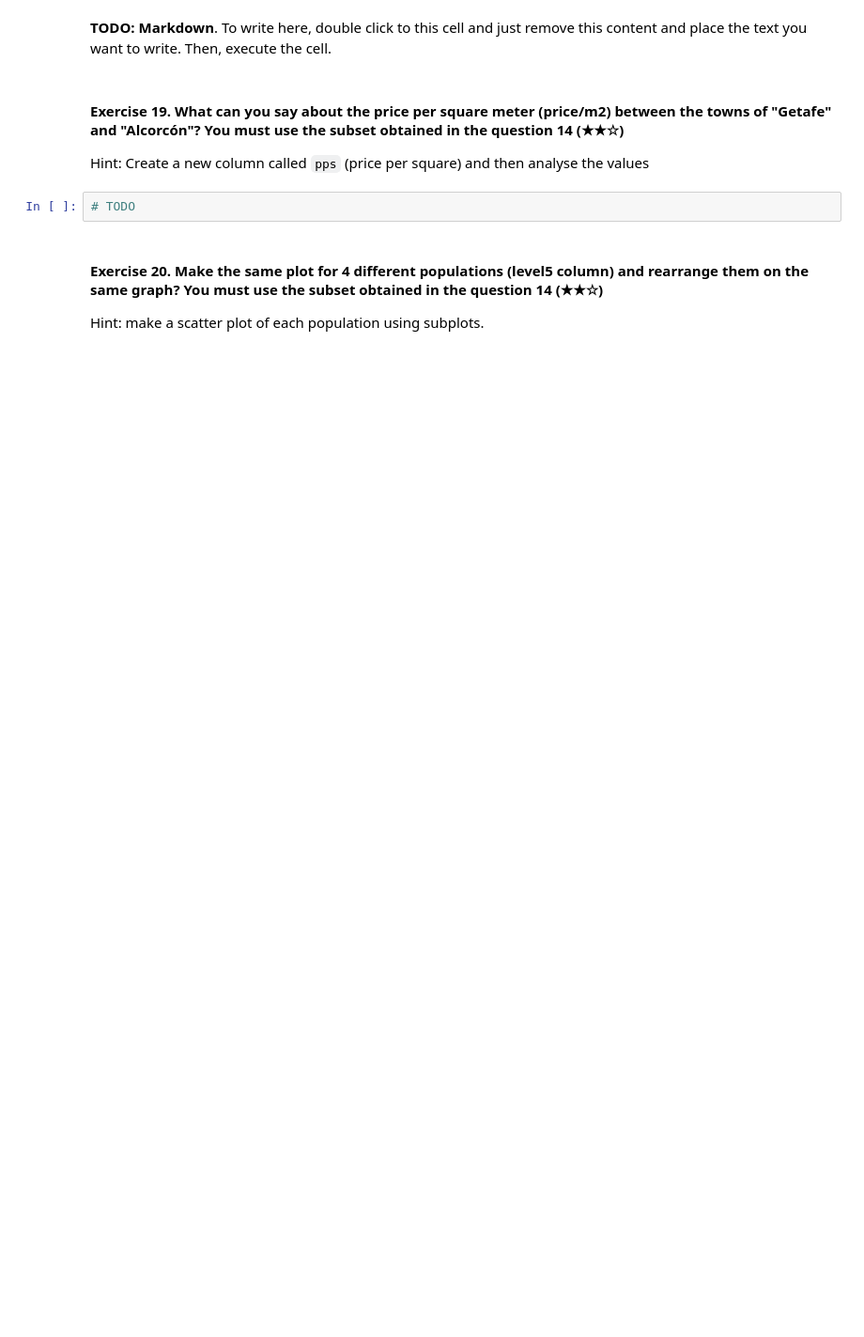
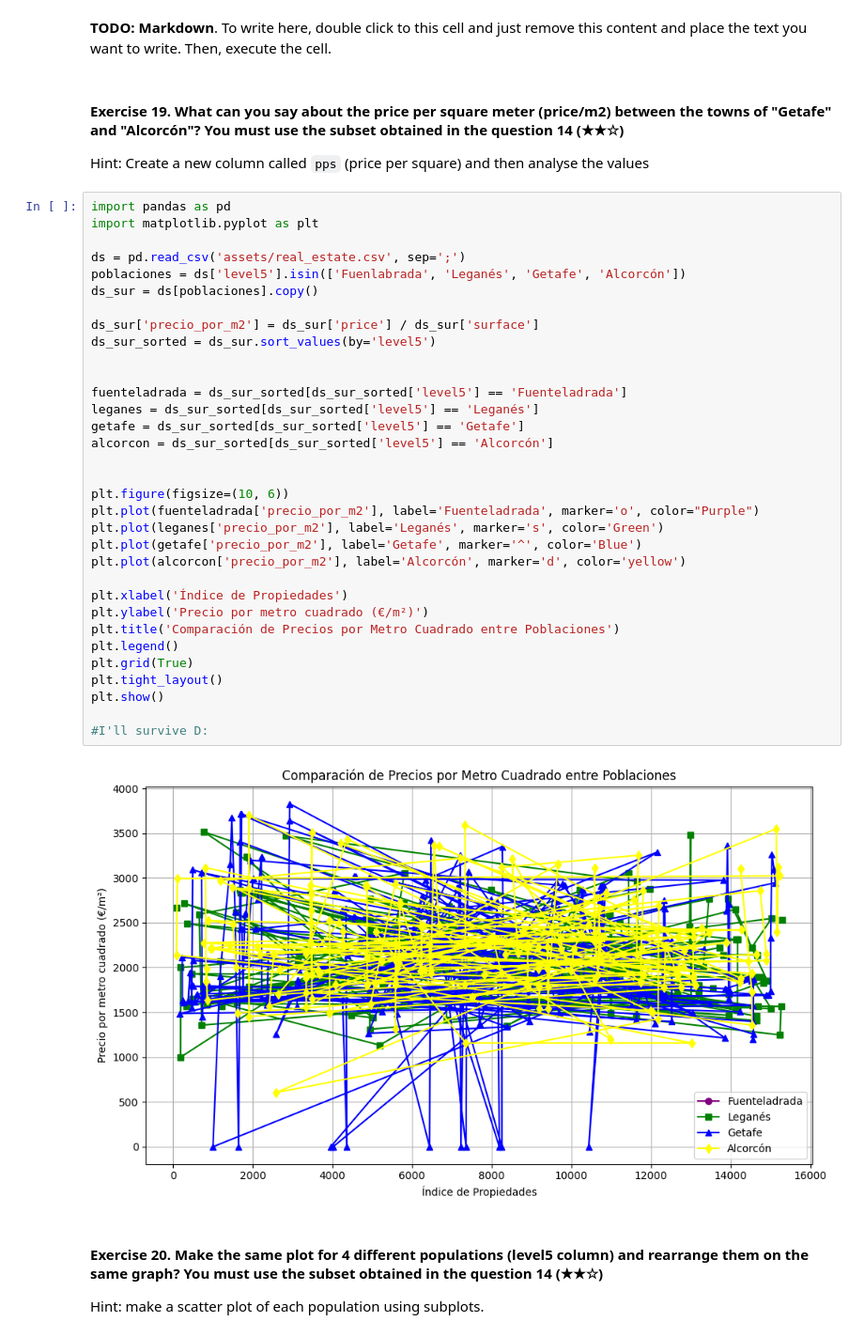
Before and after one commit to 4GeeksAcademy/realestate-datacleanup-exercise, a Jupyter notebook: project.es.ipynb, the cells around one changed output. Shown at 94% size. Saved outputs shown, nothing was run; the diff lists cells and outputs as text; blank space fills up the shorter version.

```diff
--- a/project.es.ipynb
+++ b/project.es.ipynb
@@ -273,7 +404,40 @@ Hint: You can help yourself reviewing the multihist demo of Matplotlib
 
 Hint: Create a new column called `pps` (price per square) and then analyse the values
 # %%
-# TODO
+import pandas as pd
+import matplotlib.pyplot as plt
+
+ds = pd.read_csv('assets/real_estate.csv', sep=';')
+poblaciones = ds['level5'].isin(['Fuenlabrada', 'Leganés', 'Getafe', 'Alcorcón'])
+ds_sur = ds[poblaciones].copy()
+
+ds_sur['precio_por_m2'] = ds_sur['price'] / ds_sur['surface']
+ds_sur_sorted = ds_sur.sort_values(by='level5')
+
+
+fuenteladrada = ds_sur_sorted[ds_sur_sorted['level5'] == 'Fuenteladrada']
+leganes = ds_sur_sorted[ds_sur_sorted['level5'] == 'Leganés']
+getafe = ds_sur_sorted[ds_sur_sorted['level5'] == 'Getafe']
+alcorcon = ds_sur_sorted[ds_sur_sorted['level5'] == 'Alcorcón']
+
+
+plt.figure(figsize=(10, 6))
+plt.plot(fuenteladrada['precio_por_m2'], label='Fuenteladrada', marker='o', color="Purple")
+plt.plot(leganes['precio_por_m2'], label='Leganés', marker='s', color='Green')
+plt.plot(getafe['precio_por_m2'], label='Getafe', marker='^', color='Blue')
+plt.plot(alcorcon['precio_por_m2'], label='Alcorcón', marker='d', color='yellow')
+
+plt.xlabel('Índice de Propiedades')
+plt.ylabel('Precio por metro cuadrado (€/m²)')
+plt.title('Comparación de Precios por Metro Cuadrado entre Poblaciones')
+plt.legend()
+plt.grid(True)
+plt.tight_layout()
+plt.show()
+
+#I'll survive D:
+# %% [output]
+[figure, added]
 # %% [markdown]
 #### Exercise 20. Make the same plot for 4 different populations (level5 column) and rearrange them on the same graph? You must use the subset obtained in the question 14 (★★☆)
 Hint: make a scatter plot of each population using subplots.
```
Also changed, not shown: parts of 14 cells of this notebook.
